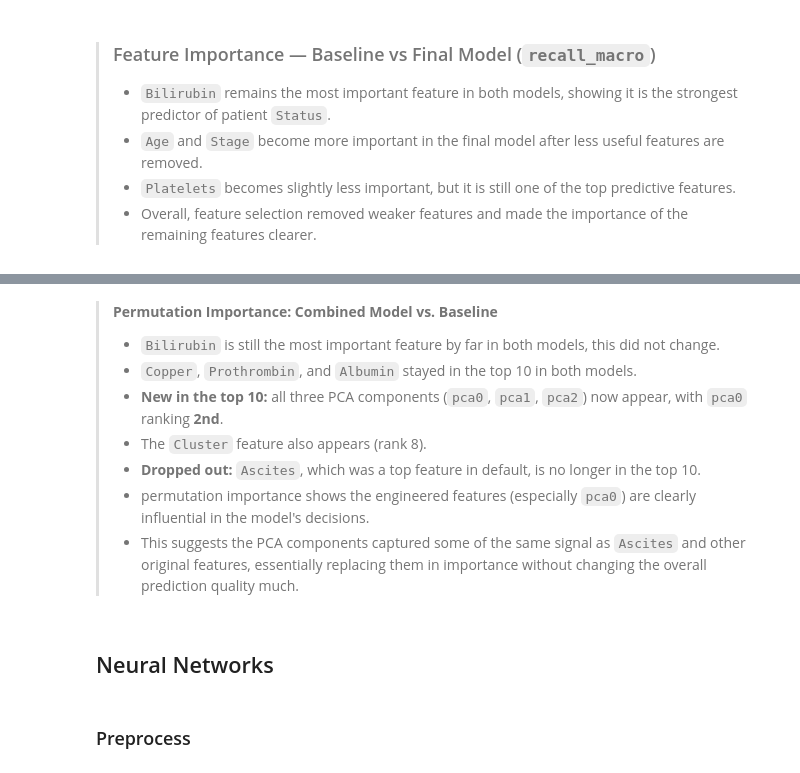
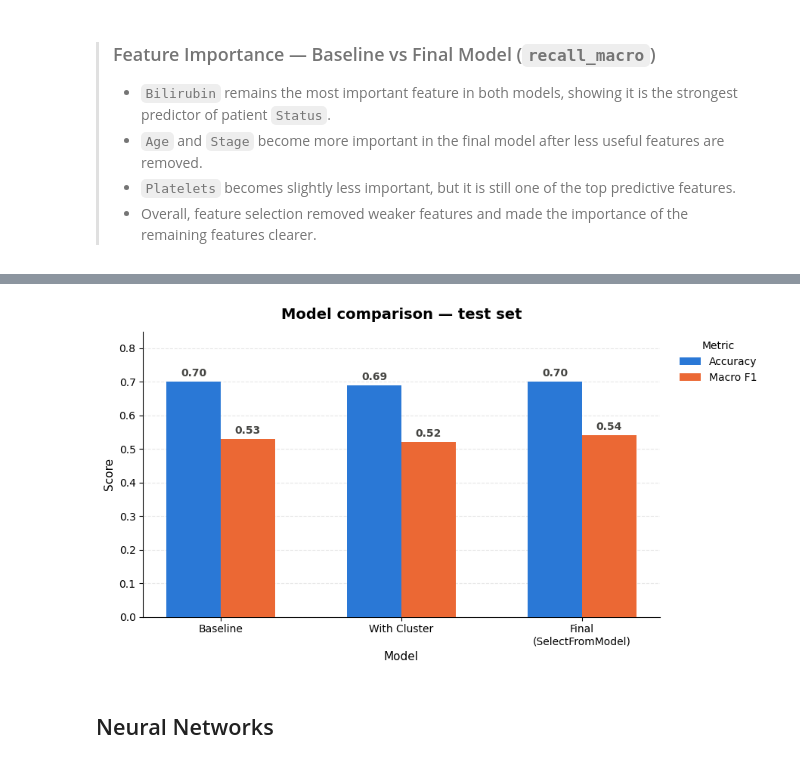
Before and after one commit to swirita/Cirrhosis-Prediction, a Jupyter notebook: Cirrhosis_Prediction.ipynb, the cells around one changed output, grey strips where cells are left out. Saved outputs shown, nothing was run; the diff lists cells and outputs as text; code cells hidden in the pictures.

```diff
--- a/Cirrhosis_Prediction.ipynb
+++ b/Cirrhosis_Prediction.ipynb
@@ -1829,17 +1776,40 @@ plt.tight_layout()
-# %% [markdown]
-> **Permutation Importance: Combined Model vs. Baseline**
->
-> - `Bilirubin` is still the most important feature by far in both models, this did not change.
-> - `Copper`, `Prothrombin`, and `Albumin` stayed in the top 10 in both models.
-> - **New in the top 10:** all three PCA components (`pca0`, `pca1`, `pca2`) now appear, with `pca0` ranking **2nd**.
-> - The `Cluster` feature also appears (rank 8).
-> - **Dropped out:** `Ascites`, which was a top feature in default, is no longer in the top 10.
-> - permutation importance shows the engineered features (especially `pca0`) are clearly influential in the model's decisions.
-> - This suggests the PCA components captured some of the same signal as `Ascites` and other original features, essentially replacing them in importance without changing the overall prediction quality much.
+# %%
+models = ['Baseline', 'With Cluster', 'Final\n(SelectFromModel)']
+accuracy = [0.70, 0.69, 0.70]
+macro_f1 = [0.53, 0.52, 0.54]
+colors = ['#2a78d6', '#eb6834']
+
+x = np.arange(len(models))
+width = 0.3
+
+fig, ax = plt.subplots(figsize=(9, 5))
+
+bars1 = ax.bar(x - width/2, accuracy, width, label='Accuracy', color=colors[0], zorder=3)
+bars2 = ax.bar(x + width/2, macro_f1, width, label='Macro F1', color=colors[1], zorder=3)
+
+for bars in [bars1, bars2]:
+    ax.bar_label(bars, labels=[f'{v:.2f}' for v in bars.datavalues],
+                 padding=3, fontsize=10, fontweight='bold', color='#444441')
+
+ax.set_title('Model comparison — test set', fontsize=14, fontweight='bold', pad=12)
+ax.set_xlabel('Model', fontsize=11)
+ax.set_ylabel('Score', fontsize=11)
+ax.set_xticks(x)
+ax.set_xticklabels(models, fontsize=10)
+ax.set_ylim(0, 0.85)
+
+ax.spines[['top', 'right']].set_visible(False)
+ax.grid(axis='y', linestyle='--', alpha=0.3, zorder=0)
+ax.set_axisbelow(True)
+
+ax.legend(title='Metric', bbox_to_anchor=(1.02, 1), loc='upper left', frameon=False)
+
+plt.tight_layout()
+plt.show()
+# %% [output]
+[figure, added]
 # %% [markdown]
 ## Neural Networks
-# %% [markdown]
-### Preprocess
 # %%
 # Custom function for plotting each metric
 def plot_history(history, figsize=(6, 12), marker='o'):
```
Also changed, not shown: parts of 13 cells of this notebook.
